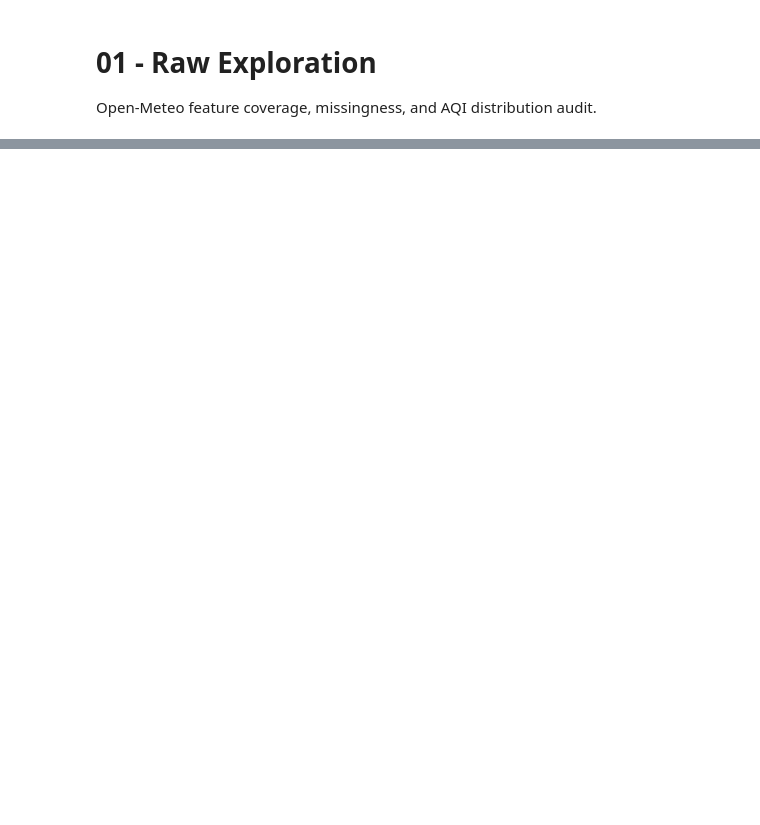
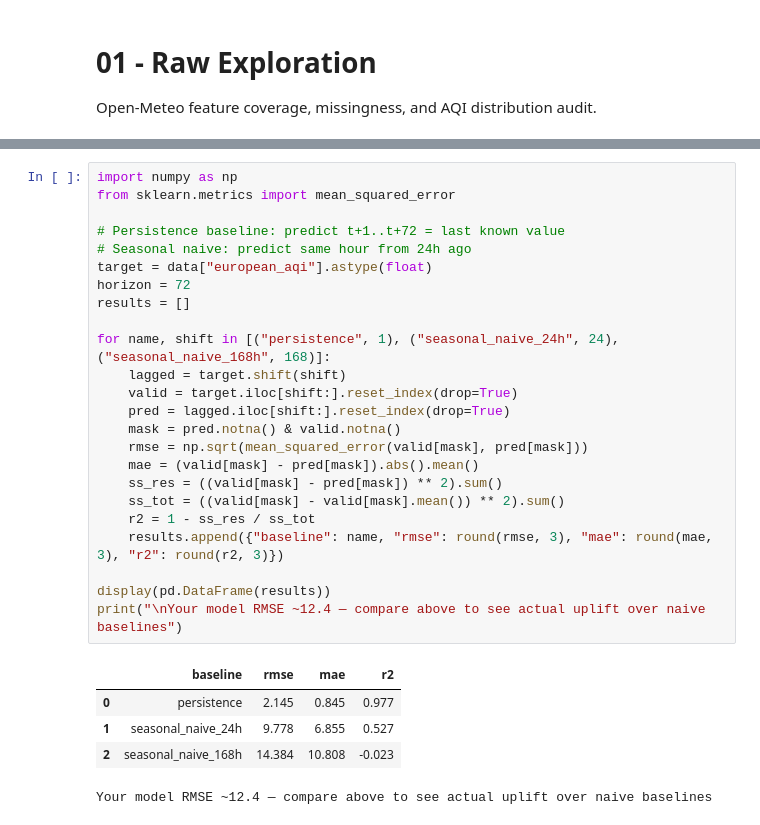
Before and after one commit to mwasifshkeel/pearls-aqi-predictor, a Jupyter notebook: src/eda/01_raw_exploration.ipynb, the cells around one changed output, grey strips where cells are left out. Cells and saved outputs as stored; diff of their text form; blank space fills up the shorter version.

```diff
--- a/src/eda/01_raw_exploration.ipynb
+++ b/src/eda/01_raw_exploration.ipynb
@@ -110,0 +326,30 @@ display(monthly)
+# %%
+import numpy as np
+from sklearn.metrics import mean_squared_error
+
+# Persistence baseline: predict t+1..t+72 = last known value
+# Seasonal naive: predict same hour from 24h ago
+target = data["european_aqi"].astype(float)
+horizon = 72
+results = []
+
+for name, shift in [("persistence", 1), ("seasonal_naive_24h", 24), ("seasonal_naive_168h", 168)]:
+    lagged = target.shift(shift)
+    valid = target.iloc[shift:].reset_index(drop=True)
+    pred = lagged.iloc[shift:].reset_index(drop=True)
+    mask = pred.notna() & valid.notna()
+    rmse = np.sqrt(mean_squared_error(valid[mask], pred[mask]))
+    mae = (valid[mask] - pred[mask]).abs().mean()
+    ss_res = ((valid[mask] - pred[mask]) ** 2).sum()
+    ss_tot = ((valid[mask] - valid[mask].mean()) ** 2).sum()
+    r2 = 1 - ss_res / ss_tot
+    results.append({"baseline": name, "rmse": round(rmse, 3), "mae": round(mae, 3), "r2": round(r2, 3)})
+
+display(pd.DataFrame(results))
+print("\nYour model RMSE ~12.4 — compare above to see actual uplift over naive baselines")
+# %% [output]
+|  | baseline | rmse | mae | r2 |
+| 0 | persistence | 2.145 | 0.845 | 0.977 |
+| 1 | seasonal_naive_24h | 9.778 | 6.855 | 0.527 |
+| 2 | seasonal_naive_168h | 14.384 | 10.808 | -0.023 |
+Your model RMSE ~12.4 — compare above to see actual uplift over naive baselines
```
Also changed, not shown: parts of 10 cells of this notebook, 10 other files.
